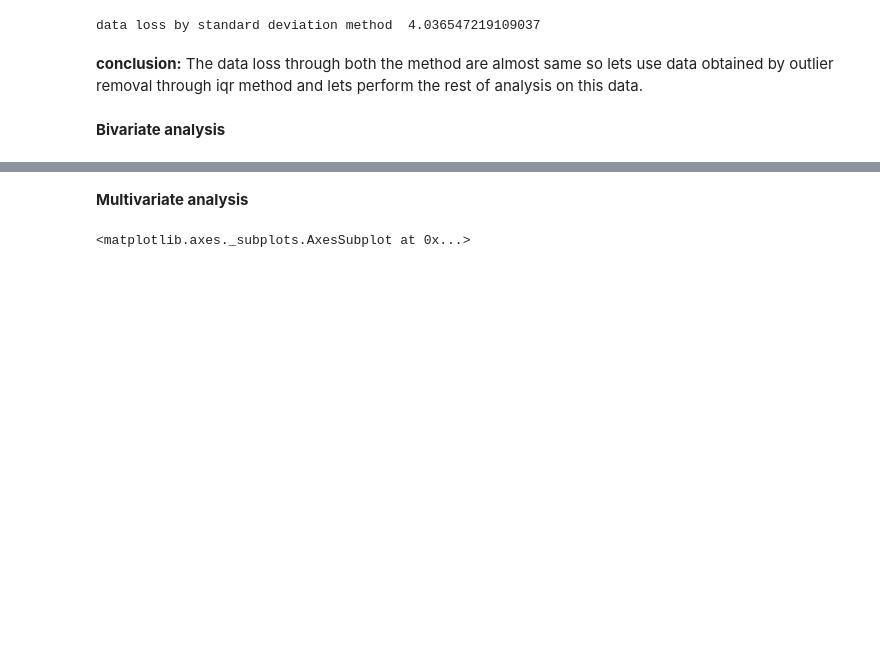
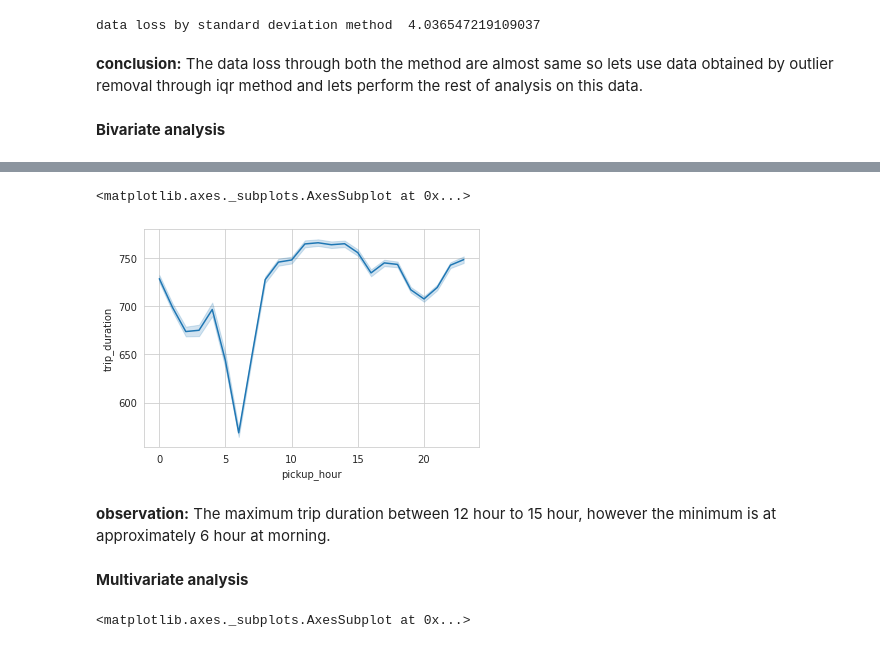
Before and after one commit to ad709kr/NYC-Taxi-Trip-Time-Predction, a Jupyter notebook: NYC_trip_time_prediction_individual.ipynb, the cells around one changed output, grey strips where cells are left out. Saved outputs shown, nothing was run; the diff lists cells and outputs as text; code cells hidden in the pictures; blank space fills up the shorter version.

```diff
--- a/NYC_trip_time_prediction_individual.ipynb
+++ b/NYC_trip_time_prediction_individual.ipynb
@@ -661,3 +668,11 @@ Text(0.5, 1.0, 'trip_distance vs trip_duration')
+# %%
+# Trip duration vs pickup_hour
+sns.lineplot(x='pickup_hour',y='trip_duration',data=df_iqr)
+# %% [output]
+<matplotlib.axes._subplots.AxesSubplot at 0x...>
+[figure, added]
+# %% [markdown]
+**observation:** The maximum trip duration between 12 hour to 15 hour, however the minimum is at approximately 6 hour at morning.
 # %% [markdown]
 **Multivariate analysis**
 # %%
```
Also changed, not shown: parts of 39 cells of this notebook.
